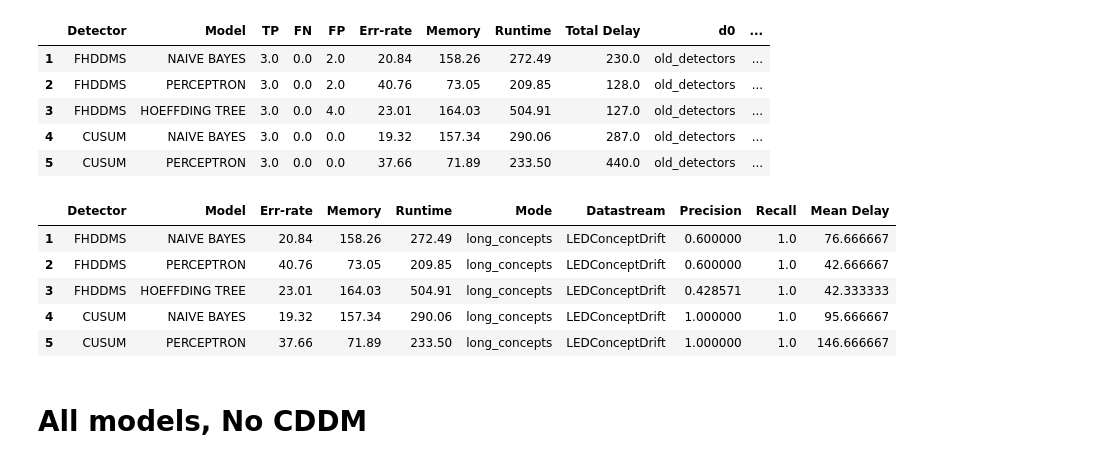
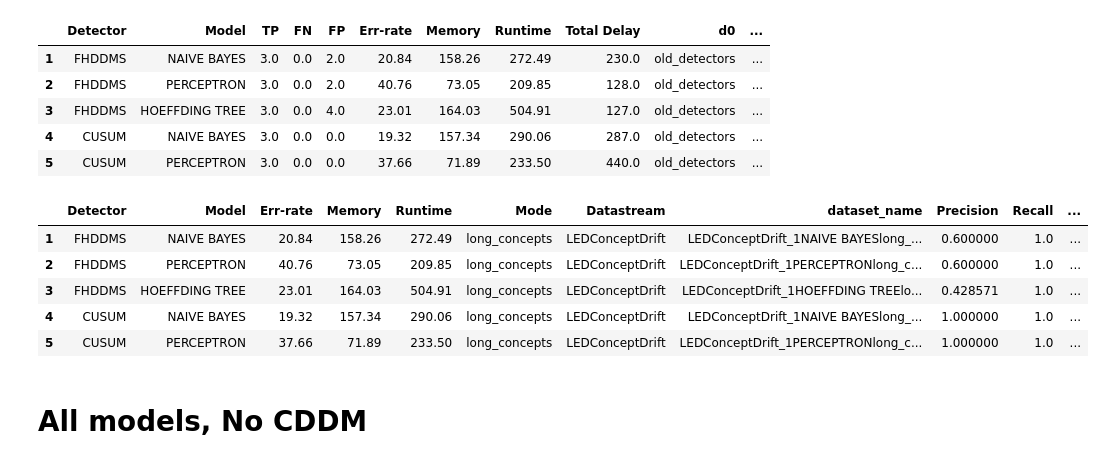
Before and after one commit to hamishhuggard/triage_concept_drift, a Jupyter notebook: experiments/benchmarks.ipynb, the cells around one changed output. Saved outputs shown, nothing was run; the diff lists cells and outputs as text; code cells hidden in the pictures.

Commit message:
add code for parsing results and creating cd diagrams

```diff
--- a/experiments/benchmarks.ipynb
+++ b/experiments/benchmarks.ipynb
@@ -670,19 +670,21 @@ results.head()
 | 5 | CUSUM | PERCEPTRON | 3.0 | 0.0 | 0.0 | 37.66 | 71.89 | 233.50 | 440.0 | old_detectors | ... |
 # %%
 results = extend_metrics(results)
-results.drop(columns=['d0', 'd3', 'd4', 'Total Delay', 'TP', 'FN', 'FP'], inplace=True)
+results.drop(columns=['d0', 'd4', 'Total Delay', 'TP', 'FN', 'FP'], inplace=True)
 results.rename(columns={
     'd1': 'Mode',
     'd2': 'Datastream',
+    'd3': 'dataset_name'
 }, inplace=True)
+results['dataset_name'] = results['dataset_name'] + results['Model'] + results['Mode']
 results.head()
 # %% [output]
-|  | Detector | Model | Err-rate | Memory | Runtime | Mode | Datastream | Precision | Recall | Mean Delay |
-| 1 | FHDDMS | NAIVE BAYES | 20.84 | 158.26 | 272.49 | long_concepts | LEDConceptDrift | 0.600000 | 1.0 | 76.666667 |
-| 2 | FHDDMS | PERCEPTRON | 40.76 | 73.05 | 209.85 | long_concepts | LEDConceptDrift | 0.600000 | 1.0 | 42.666667 |
-| 3 | FHDDMS | HOEFFDING TREE | 23.01 | 164.03 | 504.91 | long_concepts | LEDConceptDrift | 0.428571 | 1.0 | 42.333333 |
-| 4 | CUSUM | NAIVE BAYES | 19.32 | 157.34 | 290.06 | long_concepts | LEDConceptDrift | 1.000000 | 1.0 | 95.666667 |
-| 5 | CUSUM | PERCEPTRON | 37.66 | 71.89 | 233.50 | long_concepts | LEDConceptDrift | 1.000000 | 1.0 | 146.666667 |
+|  | Detector | Model | Err-rate | Memory | Runtime | Mode | Datastream | dataset_name | Precision | Recall | ... |
+| 1 | FHDDMS | NAIVE BAYES | 20.84 | 158.26 | 272.49 | long_concepts | LEDConceptDrift | LEDConceptDrift_1NAIVE BAYESlong_... | 0.600000 | 1.0 | ... |
+| 2 | FHDDMS | PERCEPTRON | 40.76 | 73.05 | 209.85 | long_concepts | LEDConceptDrift | LEDConceptDrift_1PERCEPTRONlong_c... | 0.600000 | 1.0 | ... |
+| 3 | FHDDMS | HOEFFDING TREE | 23.01 | 164.03 | 504.91 | long_concepts | LEDConceptDrift | LEDConceptDrift_1HOEFFDING TREElo... | 0.428571 | 1.0 | ... |
+| 4 | CUSUM | NAIVE BAYES | 19.32 | 157.34 | 290.06 | long_concepts | LEDConceptDrift | LEDConceptDrift_1NAIVE BAYESlong_... | 1.000000 | 1.0 | ... |
+| 5 | CUSUM | PERCEPTRON | 37.66 | 71.89 | 233.50 | long_concepts | LEDConceptDrift | LEDConceptDrift_1PERCEPTRONlong_c... | 1.000000 | 1.0 | ... |
 # %%
 root = 'tables'
 # %% [markdown]
```
Also changed, not shown: parts of 7 cells of this notebook, 2 other files.
